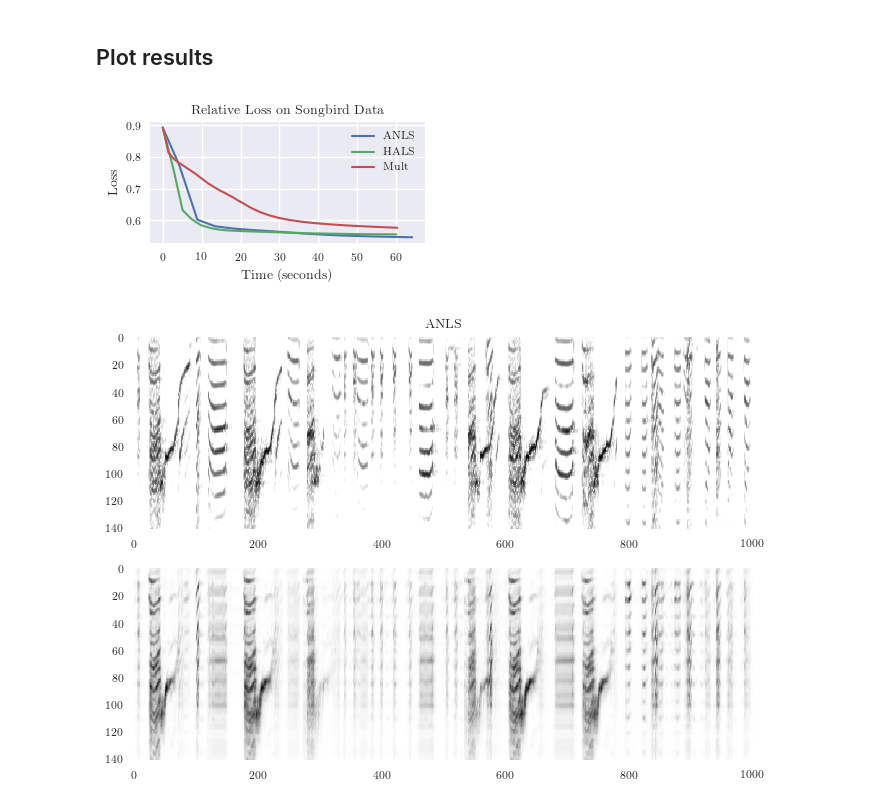
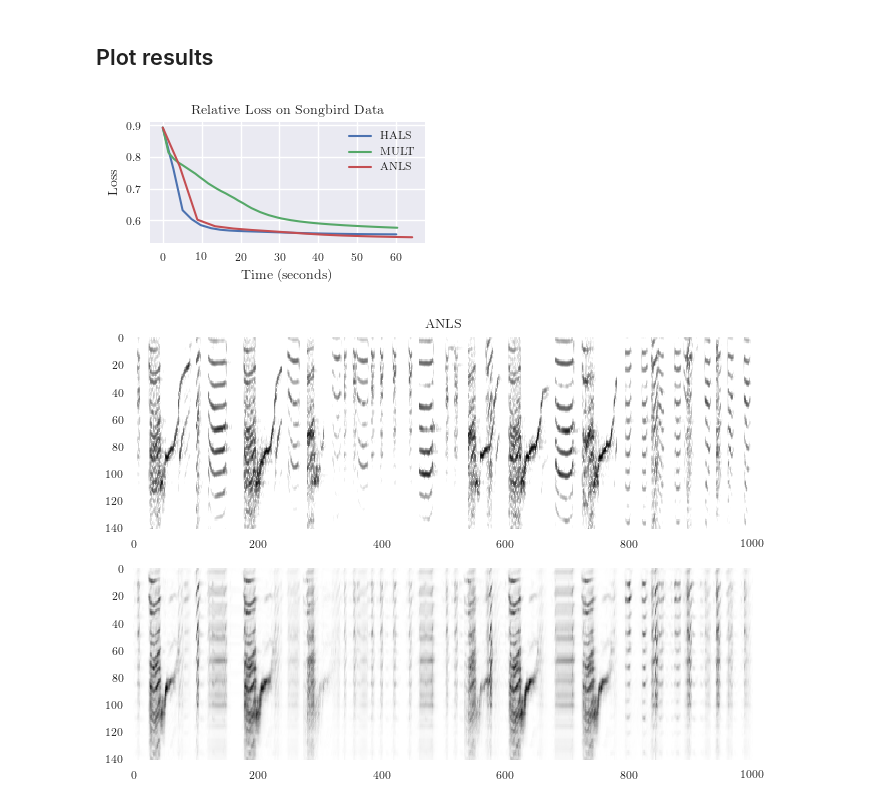
Before and after one commit to degleris1/CMF.jl, a Jupyter notebook: figures/songbird.ipynb, the cells around one changed output. Saved outputs shown, nothing was run; the diff lists cells and outputs as text; code cells hidden in the pictures.

Commit message:
Updated figures

```diff
--- a/figures/songbird.ipynb
+++ b/figures/songbird.ipynb
@@ -70,24 +70,29 @@ JLD.save("songbird.jld", res)
 res = JLD.load("songbird.jld");
 # %%
 # Plot loss curves
+labels = Dict(
+    "HALS" => "HALS",
+    "Mult" => "MULT",
+    "ANLS" => "ANLS"
+)
 
 fig, ax = plt.subplots(figsize=set_size(doc_columnwidth; aspect=0.6))
 
-for alg in keys(res)
-    ax.plot(res[alg].time_hist, res[alg].loss_hist, label=alg,
+for alg in ["HALS", "Mult", "ANLS"]
+    ax.plot(res[alg].time_hist, res[alg].loss_hist, label=labels[alg],
             marker=nothing, markersize=0)
 end
 
 ax.set_xlabel("Time (seconds)")
 ax.set_ylabel("Loss")
 ax.legend()
 ax.set_title("Relative Loss on Songbird Data")
 
 plt.tight_layout()
 plt.savefig("./songbird.pdf", format="pdf")
 plt.show()
 # %% [output]
-[figure, old version]
+[figure, new version]
 # %%
 # Visually verify integrity of reconstructions
 
```
Also changed, not shown: 1 other file.
